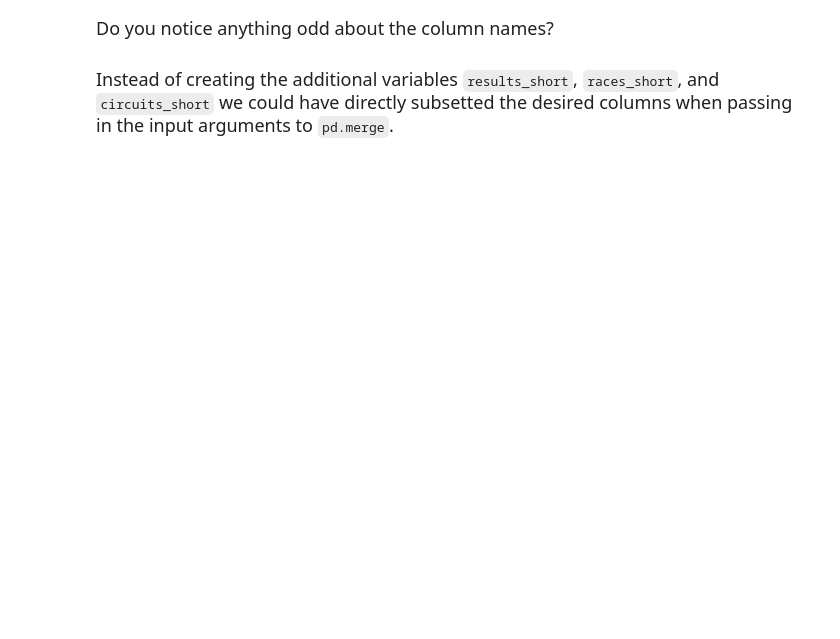
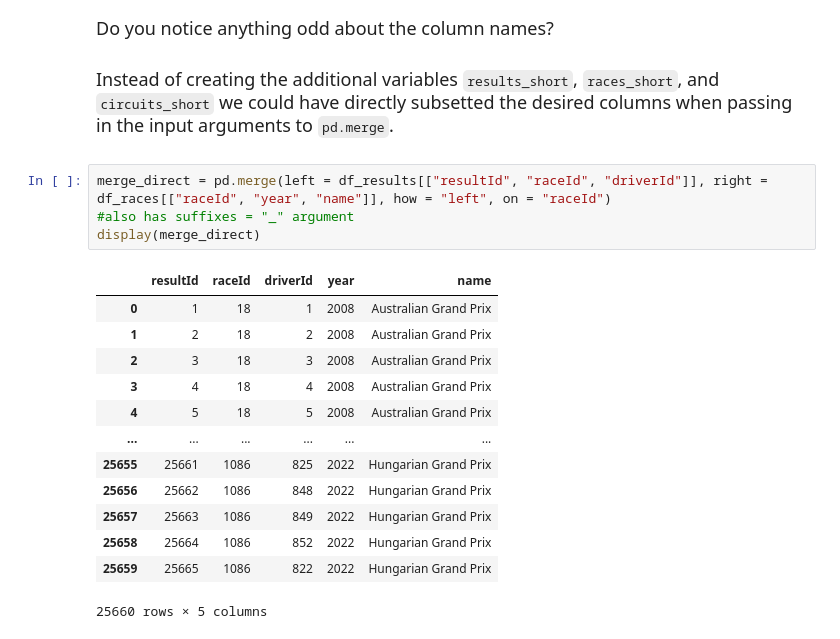
Before and after one commit to michelle1002/datasci151spring2026, a Jupyter notebook: lecture_20/lecture_20b_merging copy.ipynb, the cells around one changed output. Cells and saved outputs as stored; diff of their text form; blank space fills up the shorter version.

```diff
--- a/lecture_20/lecture_20b_merging copy.ipynb
+++ b/lecture_20/lecture_20b_merging copy.ipynb
@@ -293,3 +382,21 @@ Do you notice anything odd about the column names?
 <font size = "4">
 
 Instead of creating the additional variables `results_short`, `races_short`, and `circuits_short` we could have directly subsetted the desired columns when passing in the input arguments to `pd.merge`.
+# %%
+merge_direct = pd.merge(left = df_results[["resultId", "raceId", "driverId"]], right = df_races[["raceId", "year", "name"]], how = "left", on = "raceId")
+#also has suffixes = "_" argument
+display(merge_direct)
+# %% [output]
+|  | resultId | raceId | driverId | year | name |
+| 0 | 1 | 18 | 1 | 2008 | Australian Grand Prix |
+| 1 | 2 | 18 | 2 | 2008 | Australian Grand Prix |
+| 2 | 3 | 18 | 3 | 2008 | Australian Grand Prix |
+| 3 | 4 | 18 | 4 | 2008 | Australian Grand Prix |
+| 4 | 5 | 18 | 5 | 2008 | Australian Grand Prix |
+| ... | ... | ... | ... | ... | ... |
+| 25655 | 25661 | 1086 | 825 | 2022 | Hungarian Grand Prix |
+| 25656 | 25662 | 1086 | 848 | 2022 | Hungarian Grand Prix |
+| 25657 | 25663 | 1086 | 849 | 2022 | Hungarian Grand Prix |
+| 25658 | 25664 | 1086 | 852 | 2022 | Hungarian Grand Prix |
+| 25659 | 25665 | 1086 | 822 | 2022 | Hungarian Grand Prix |
+25660 rows × 5 columns
```
Also changed, not shown: parts of 8 cells of this notebook, 3 other files.
